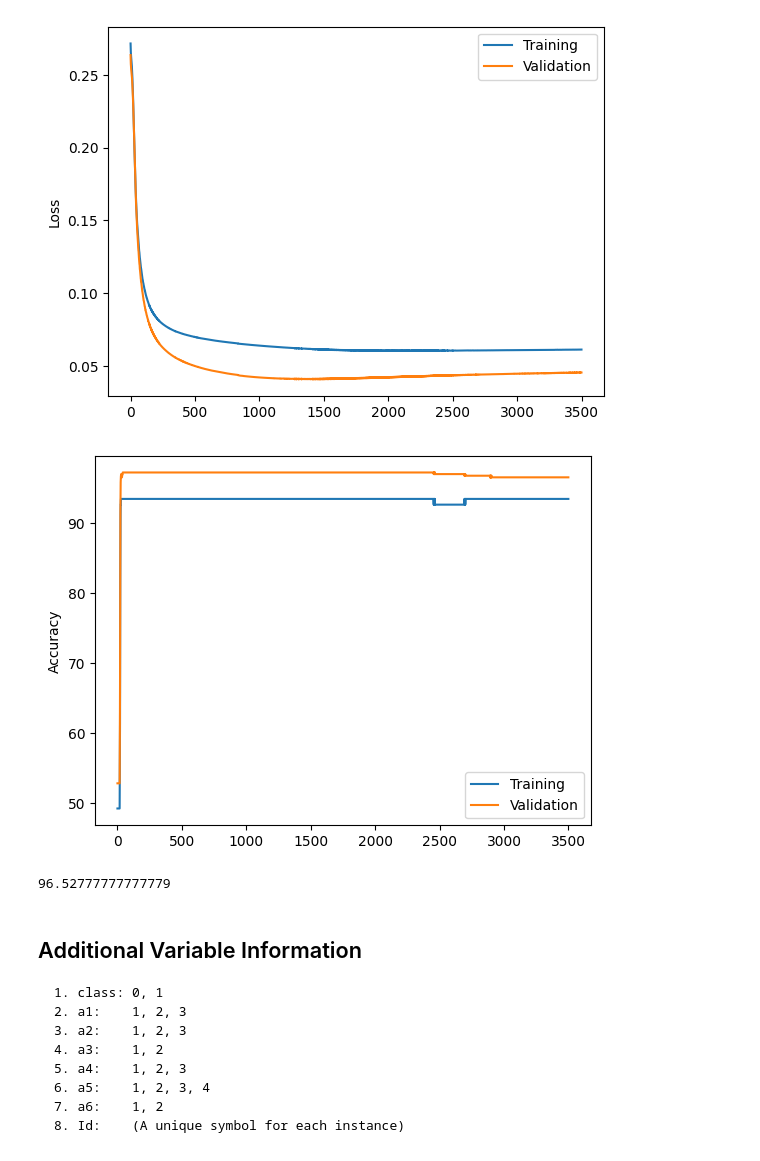
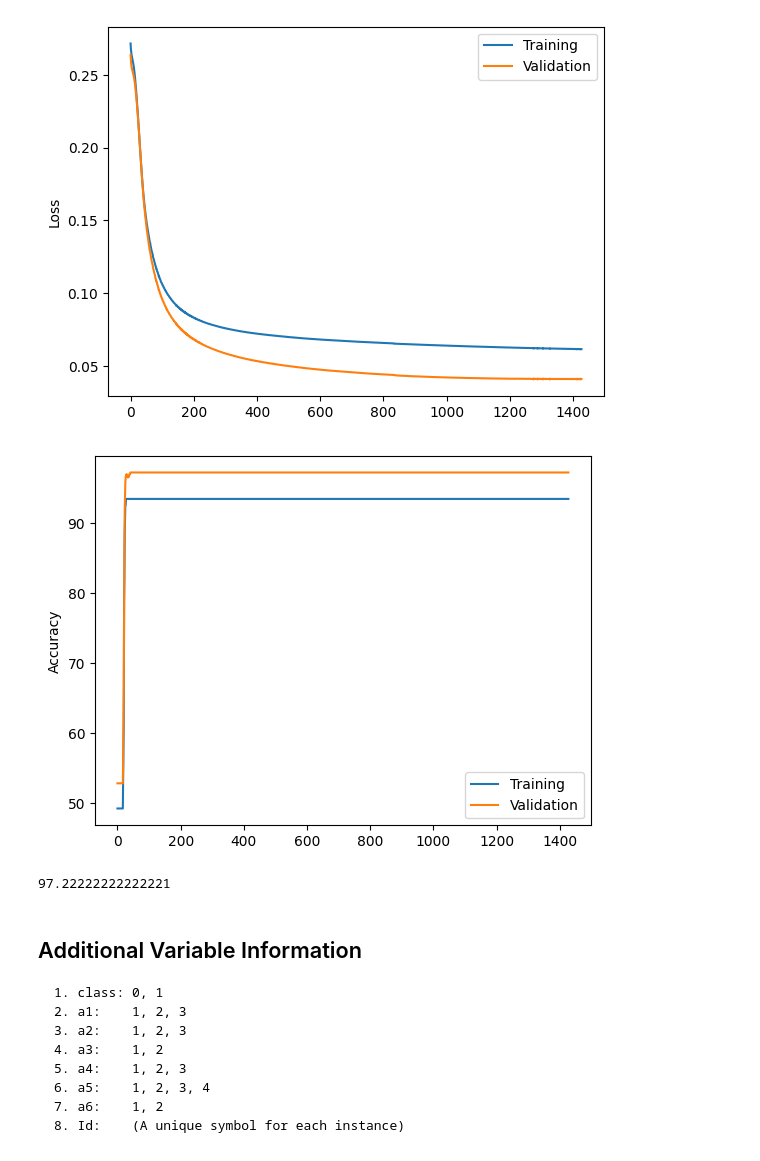
Before and after one commit to Slocon00/ML-project, a Jupyter notebook: notebooks/test_monk.ipynb, the cells around one changed output. Drawn from its saved outputs; the diff is of its cells as text; code cells hidden in the pictures.

```diff
--- a/notebooks/test_monk.ipynb
+++ b/notebooks/test_monk.ipynb
@@ -45,25 +45,25 @@ net.add_layer(
     momentum=('Standard',1e-2)
 )
 # %%
-statistics = net.train(X_train=X_train, y_train=y_train, X_val=X_test, y_val=y_test, epochs=3500, eta=1e-4)
+statistics = net.train(X_train=X_train, y_train=y_train, X_val=X_test, y_val=y_test, epochs=3500, eta=1e-4, patience=100)
 
 plt.plot(statistics['tr_losses'], label='Training')
 plt.plot(statistics['val_losses'], label='Validation')
 plt.legend()
 plt.ylabel('Loss')
 plt.show()
 
 plt.plot(statistics['tr_accuracies'], label='Training')
 plt.plot(statistics['val_accuracies'], label='Validation')
 plt.legend()
 plt.ylabel('Accuracy')
 plt.show()
 
 print(statistics['val_accuracies'][-1])
 # %% [output]
-[figure, old version]
+[figure, new version]
-[figure, old version]
+[figure, new version]
-96.52777777777779
+97.22222222222221
 # %%
 from validation import kfold_crossval
 # %%
```
Also changed, not shown: 2 other files.
